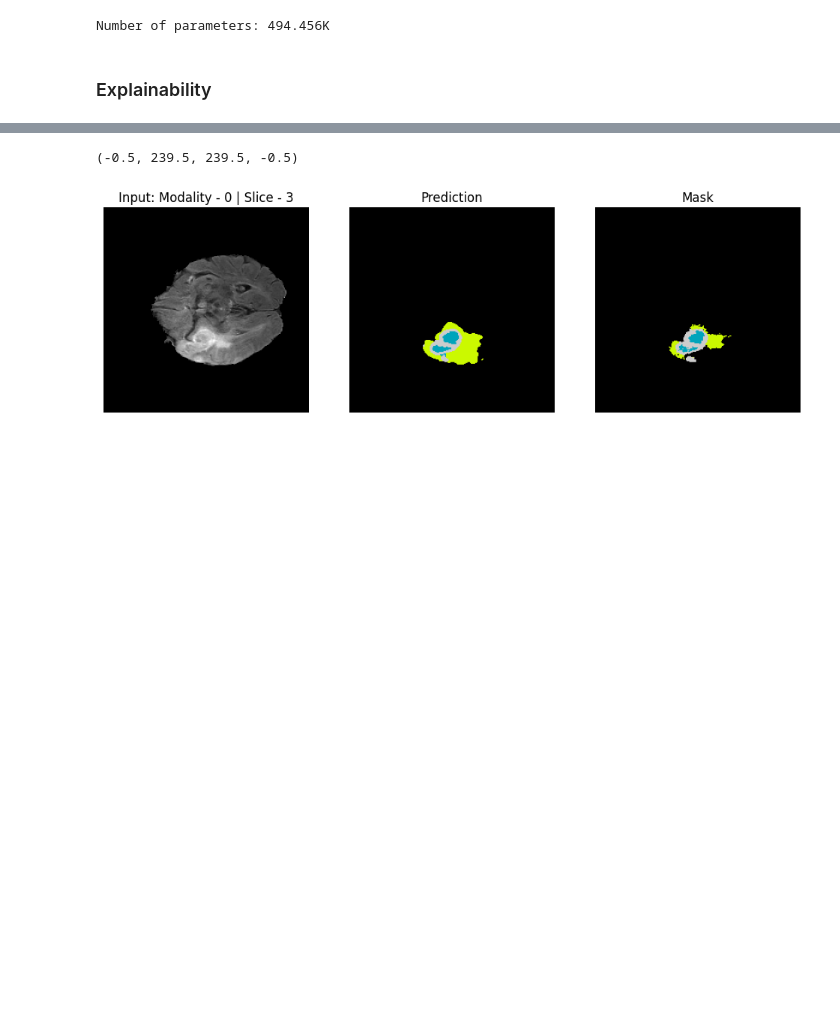
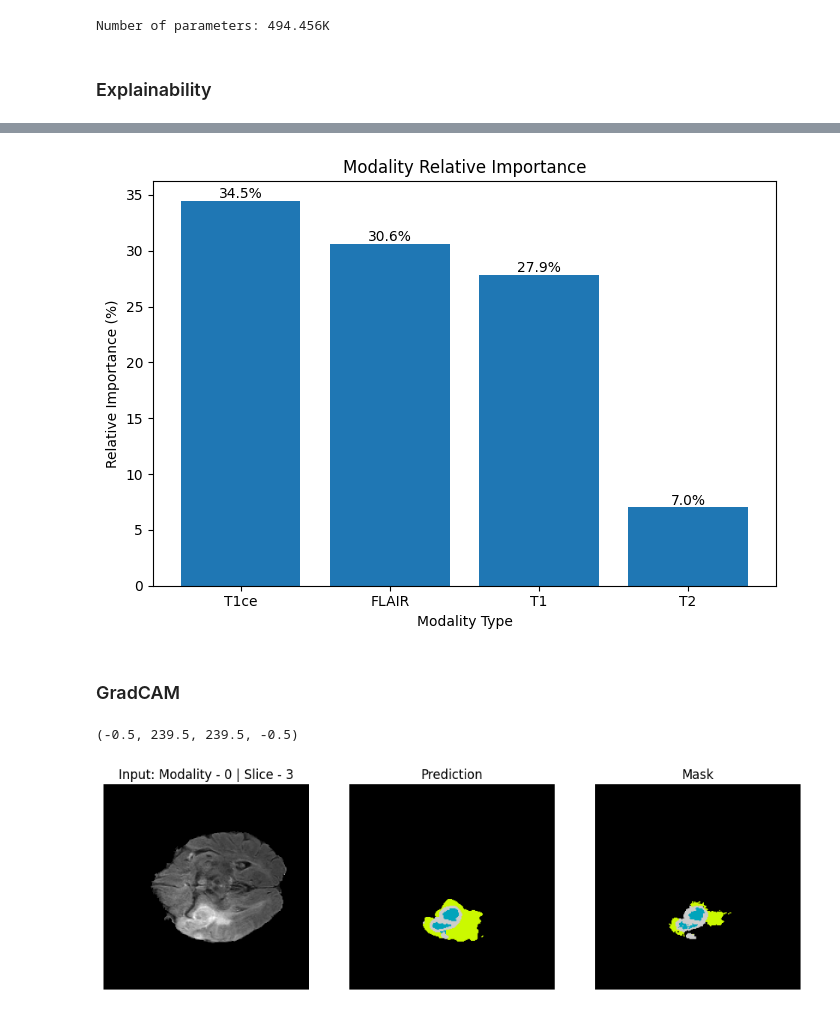
Before and after one commit to hakeematyab/Reliable-Explainable-Brain-Tumor-Segmentation, a Jupyter notebook: notebooks/ModelExplainability.ipynb, the cells around one changed output, grey strips where cells are left out. Drawn from its saved outputs; the diff is of its cells as text; code cells hidden in the pictures; blank space fills up the shorter version.

Commit message:
Modality importance

```diff
--- a/notebooks/ModelExplainability.ipynb
+++ b/notebooks/ModelExplainability.ipynb
@@ -355,3 +468,24 @@ def release_cuda_memory():
+# %%
+dice_drops = [metrics_collection[modality_name]['dice_drop'] for modality_name in modality_names]
+total_dice_drop = sum(dice_drops)
+percentage_importance = [100*dice_drop/total_dice_drop for dice_drop in dice_drops]
+sorted_percentage_importance_idx = np.argsort(percentage_importance)[::-1]
+sorted_names = [modality_names[idx] for idx in sorted_percentage_importance_idx]
+sorted_scores = [percentage_importance[idx] for idx in sorted_percentage_importance_idx]
+
+plt.figure(figsize=(7,5))
+plt.title('Modality Relative Importance')
+plt.xlabel('Modality Type')
+plt.ylabel('Relative Importance (%)')
+plt.bar(sorted_names,sorted_scores)
+for bar_idx, value in enumerate(sorted_scores):
+    plt.text(bar_idx, value+0.2, f'{value:.1f}%', ha='center')
+plt.tight_layout()
+plt.show()
+# %% [output]
+[figure, added]
+# %% [markdown]
+### GradCAM
 # %%
 data, masks = next(iter(val_dataloader))
 idx = np.random.randint(data.shape[0])
```
Also changed, not shown: parts of 9 cells of this notebook.
